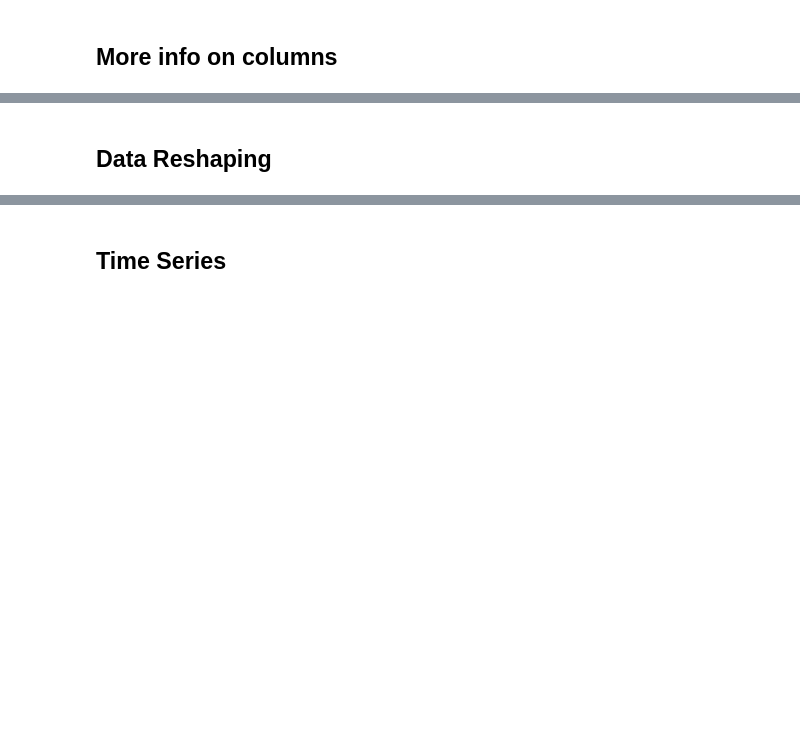
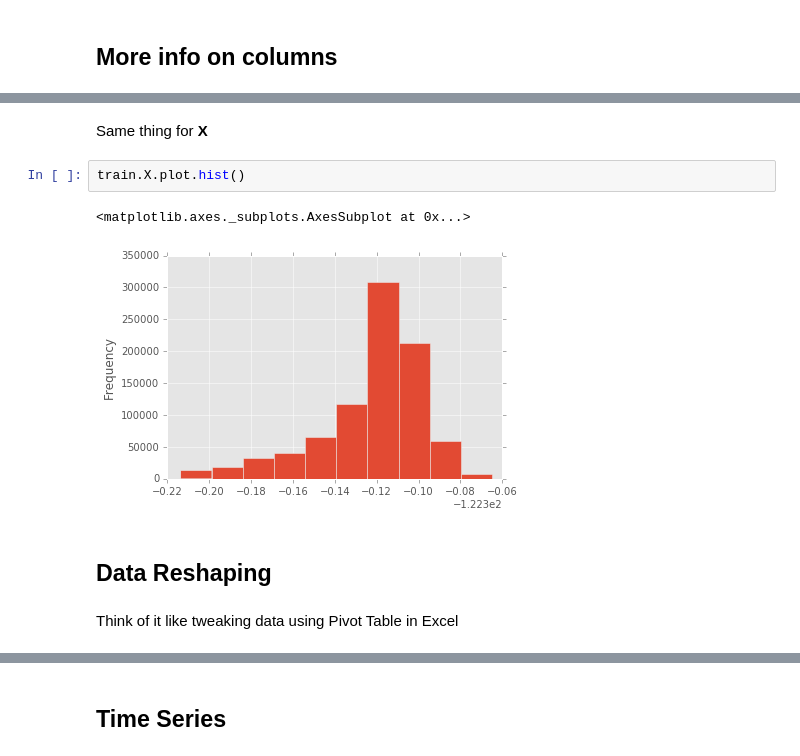
Before and after one commit to mtimet/dspres, a Jupyter notebook: demo/2.1 Data exploration with Pandas.ipynb, the cells around one changed output, grey strips where cells are left out. Saved outputs shown, nothing was run; the diff lists cells and outputs as text; blank space fills up the shorter version.

```diff
--- a/demo/2.1 Data exploration with Pandas.ipynb
+++ b/demo/2.1 Data exploration with Pandas.ipynb
@@ -231,2 +526,11 @@ train.describe(include='all')
+# %% [markdown]
+Same thing for **X**
+# %%
+train.X.plot.hist()
+# %% [output]
+<matplotlib.axes._subplots.AxesSubplot at 0x...>
+[figure, added]
 # %% [markdown]
 ## Data Reshaping
+# %% [markdown]
+Think of it like tweaking data using Pivot Table in Excel
```
Also changed, not shown: parts of 54 cells of this notebook.
